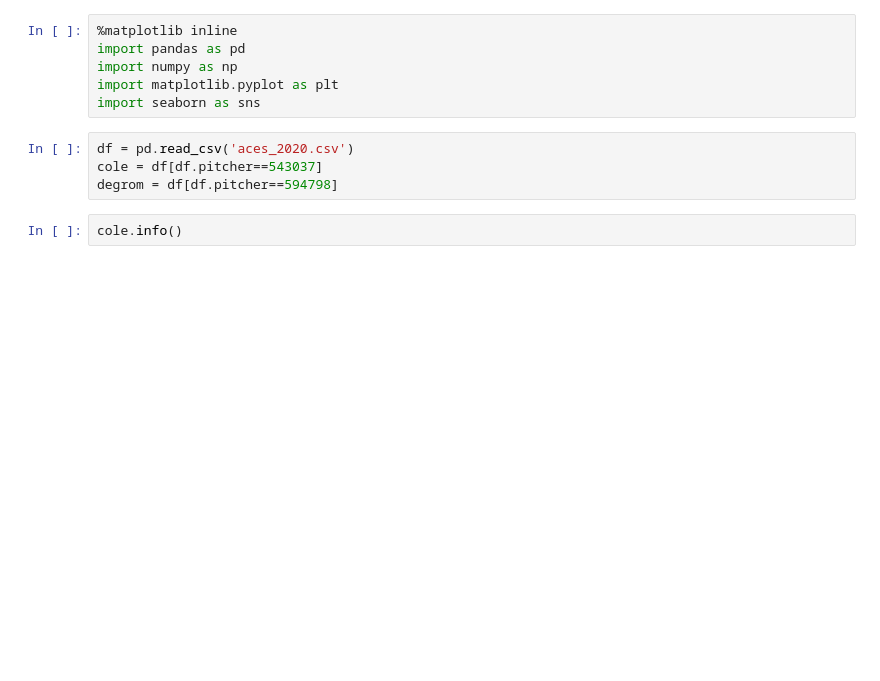
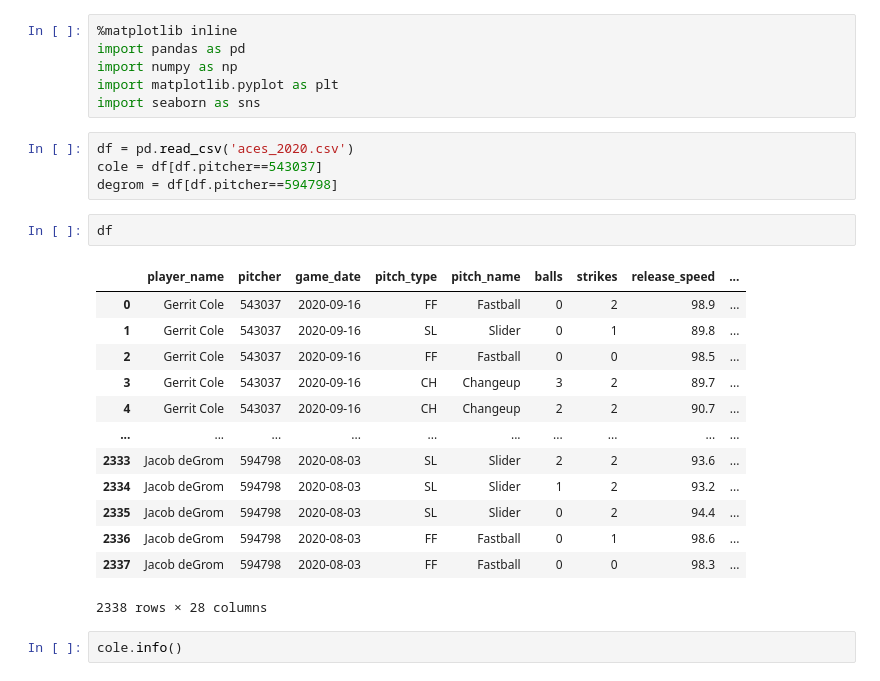
Before and after one commit to konstanzer/Ace_versus_Ace, a Jupyter notebook: src/viz.ipynb, the cells around one changed output. Saved outputs shown, nothing was run; the diff lists cells and outputs as text; blank space fills up the shorter version.

```diff
--- a/src/viz.ipynb
+++ b/src/viz.ipynb
@@ -8,6 +8,22 @@ import seaborn as sns
 df = pd.read_csv('aces_2020.csv')
 cole = df[df.pitcher==543037]
 degrom = df[df.pitcher==594798]
+# %%
+df
+# %% [output]
+|  | player_name | pitcher | game_date | pitch_type | pitch_name | balls | strikes | release_speed | ... |
+| 0 | Gerrit Cole | 543037 | 2020-09-16 | FF | Fastball | 0 | 2 | 98.9 | ... |
+| 1 | Gerrit Cole | 543037 | 2020-09-16 | SL | Slider | 0 | 1 | 89.8 | ... |
+| 2 | Gerrit Cole | 543037 | 2020-09-16 | FF | Fastball | 0 | 0 | 98.5 | ... |
+| 3 | Gerrit Cole | 543037 | 2020-09-16 | CH | Changeup | 3 | 2 | 89.7 | ... |
+| 4 | Gerrit Cole | 543037 | 2020-09-16 | CH | Changeup | 2 | 2 | 90.7 | ... |
+| ... | ... | ... | ... | ... | ... | ... | ... | ... | ... |
+| 2333 | Jacob deGrom | 594798 | 2020-08-03 | SL | Slider | 2 | 2 | 93.6 | ... |
+| 2334 | Jacob deGrom | 594798 | 2020-08-03 | SL | Slider | 1 | 2 | 93.2 | ... |
+| 2335 | Jacob deGrom | 594798 | 2020-08-03 | SL | Slider | 0 | 2 | 94.4 | ... |
+| 2336 | Jacob deGrom | 594798 | 2020-08-03 | FF | Fastball | 0 | 1 | 98.6 | ... |
+| 2337 | Jacob deGrom | 594798 | 2020-08-03 | FF | Fastball | 0 | 0 | 98.3 | ... |
+2338 rows × 28 columns
 # %%
 cole.info()
 # %% [output]
```
Also changed, not shown: parts of 7 cells of this notebook, 20 other files.
